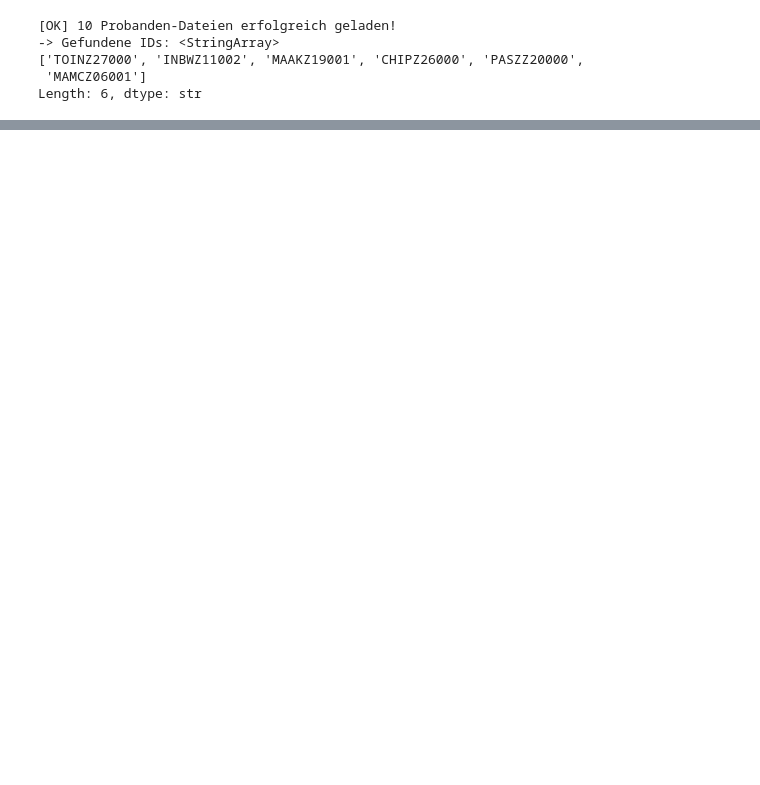
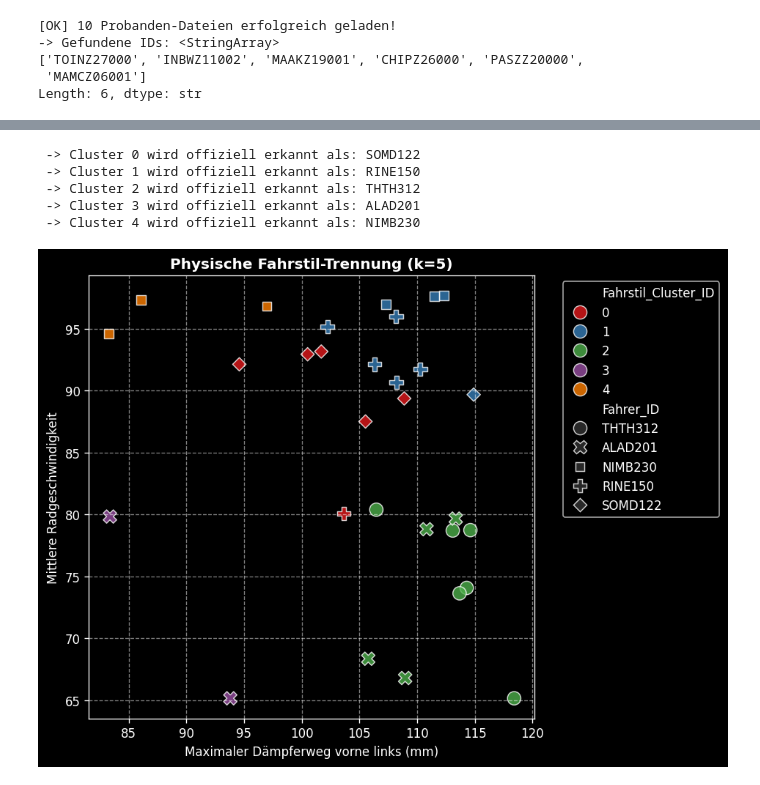
Before and after one commit to Riggi0815/ISKI, a Jupyter notebook: 1_daten_exploration.ipynb, the cells around one changed output, grey strips where cells are left out. Cells and saved outputs as stored; diff of their text form; code cells hidden in the pictures; blank space fills up the shorter version.

```diff
--- a/1_daten_exploration.ipynb
+++ b/1_daten_exploration.ipynb
@@ -219,0 +148,72 @@ Prozentuale Verteilung der Fahrstile je Fahrer:
+# %%
+try:
+    x_clustering = df_master_ml.drop(columns=['Fahrer_ID', 'Segment_Nummer'])
+
+    scaler = StandardScaler()
+    x_scaled = scaler.fit_transform(x_clustering)
+
+    # auto group findings
+    best_k = 2
+    best_score = -1
+
+    for k in range(2, 9):
+        kmeans_test = KMeans(n_clusters=k, random_state=42, n_init=10)
+        labels_test = kmeans_test.fit_predict(x_scaled)
+        score = silhouette_score(x_scaled, labels_test)
+
+        if score > best_score:
+            best_score = score
+            best_k = k
+
+    kmeans_final = KMeans(n_clusters=best_k, random_state=42, n_init=10)
+    df_master_ml['Fahrstil_Cluster_ID'] = kmeans_final.fit_predict(x_scaled)
+
+    # majority voting
+    cluster_to_driver = {}
+
+    for cluster_id in range(best_k):
+        cluster_daten = df_master_ml[df_master_ml['Fahrstil_Cluster_ID'] == cluster_id]
+
+        if not cluster_daten.empty:
+            dominant_driver = cluster_daten['Fahrer_ID'].mode()[0]
+            cluster_to_driver[cluster_id] = dominant_driver
+        else:
+            cluster_to_driver[cluster_id] = "Unbekannt"
+
+    for c_id, fahrer in cluster_to_driver.items():
+        print(f" -> Cluster {c_id} wird offiziell erkannt als: {fahrer}")
+
+    df_master_ml['Vorhergesagter_Fahrer'] = df_master_ml['Fahrstil_Cluster_ID'].map(cluster_to_driver)
+
+    fig, ax = plt.subplots(figsize=(8, 6), dpi=120)
+
+    # scatterplot
+    sns.scatterplot(
+        data=df_master_ml,
+        x='s_damperFL_max',
+        y='v_tyreFL_mean',
+        hue='Fahrstil_Cluster_ID',
+        style='Fahrer_ID',
+        palette='Set1',
+        s=120,
+        alpha=0.8,
+    )
+    ax.set_title(f"Physische Fahrstil-Trennung (k={best_k})", fontweight='bold')
+    ax.set_xlabel("Maximaler Dämpferweg vorne links (mm)")
+    ax.set_ylabel("Mittlere Radgeschwindigkeit")
+    ax.legend(bbox_to_anchor=(1.05, 1), loc='upper left')
+    ax.grid(True, linestyle='--', alpha=0.5)
+
+    plt.tight_layout()
+    plt.show()
+
+except Exception as e:
+    print(f"\n[FAIL] Kritischer Fehler in der AI-Sektion: {e}")
+    print("Bitte alleinerziehende Businesswoman um Hilfe bei der Fehlersuche. 💼")
+# %% [output]
+ -> Cluster 0 wird offiziell erkannt als: SOMD122
+ -> Cluster 1 wird offiziell erkannt als: RINE150
+ -> Cluster 2 wird offiziell erkannt als: THTH312
+ -> Cluster 3 wird offiziell erkannt als: ALAD201
+ -> Cluster 4 wird offiziell erkannt als: NIMB230
+[figure, added]
```
Also changed, not shown: parts of 4 cells of this notebook.
